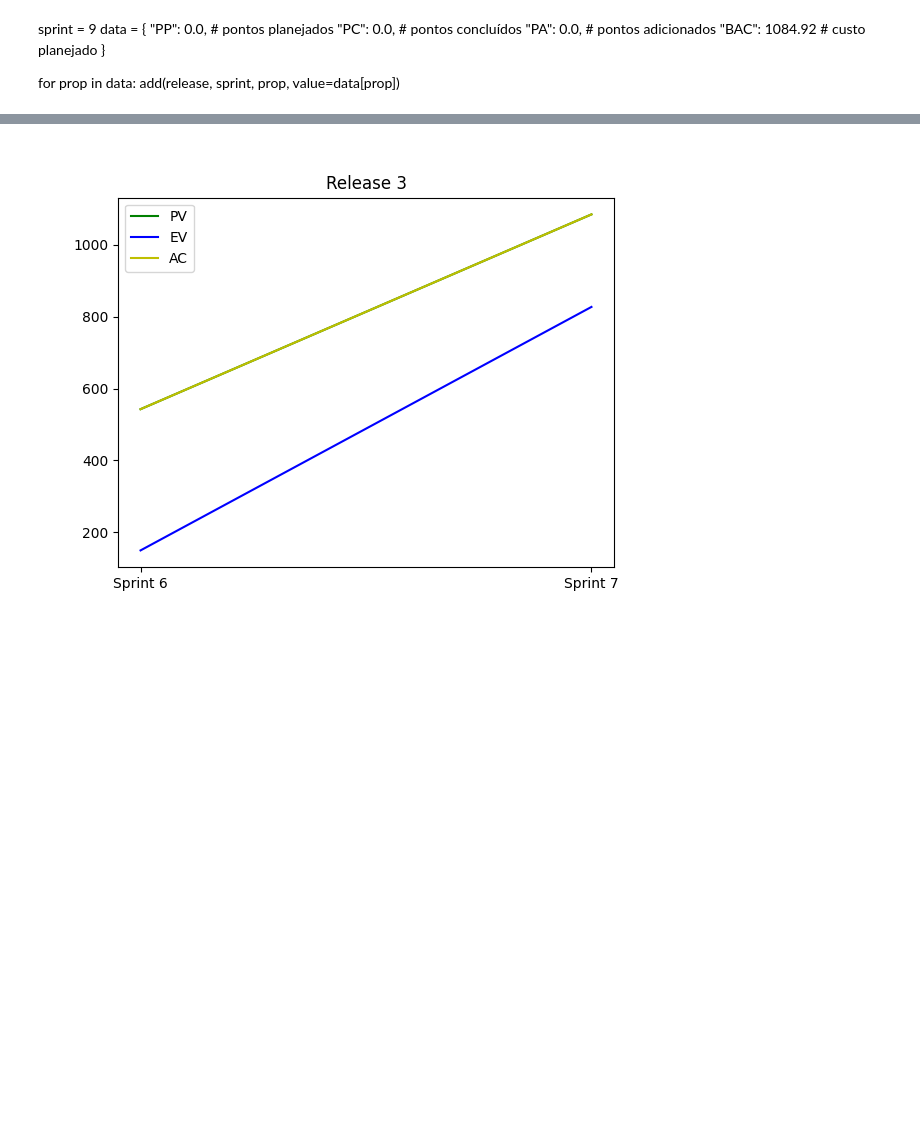
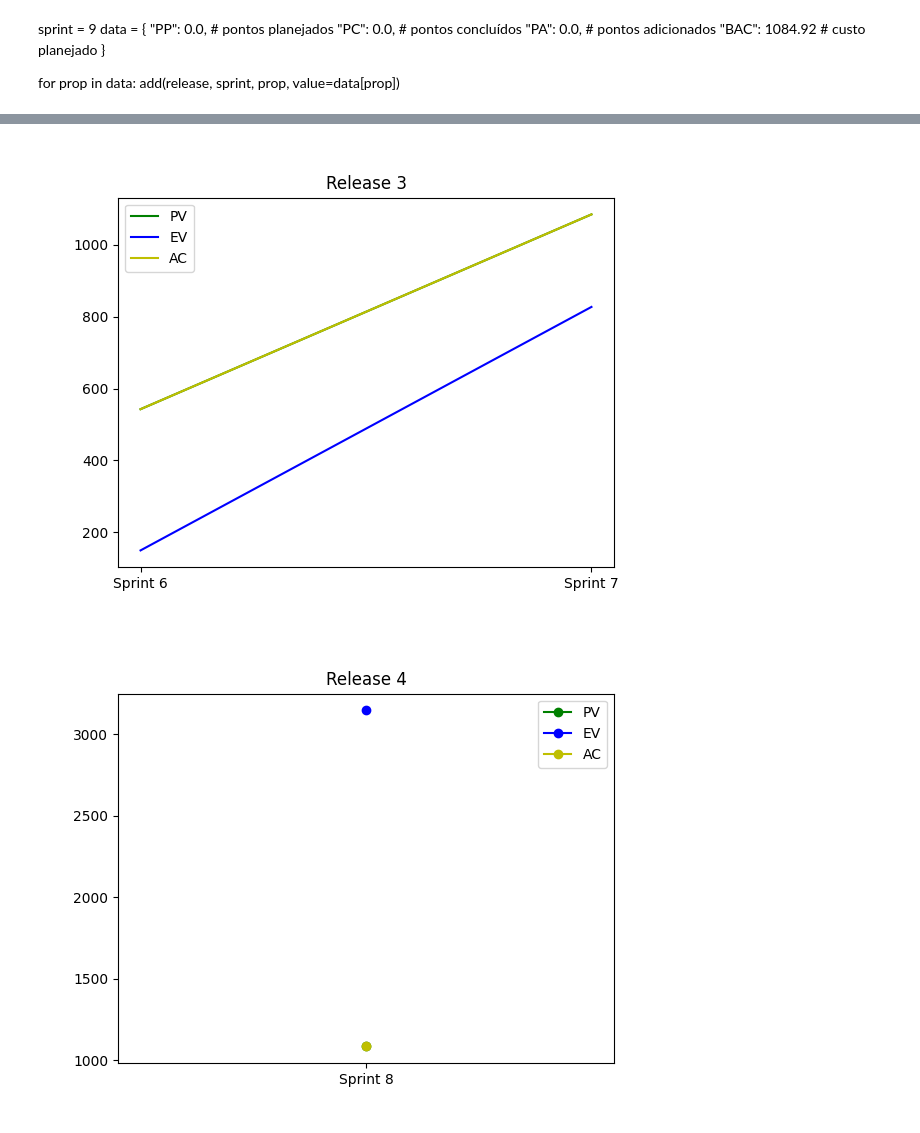
Before and after one commit to fga-eps-mds/2021-2-SysArq-Doc, a Jupyter notebook: docs/planejamento/EVM.ipynb, the cells around one changed output, grey strips where cells are left out. Saved outputs shown, nothing was run; the diff lists cells and outputs as text; code cells hidden in the pictures; blank space fills up the shorter version.

```diff
--- a/docs/planejamento/EVM.ipynb
+++ b/docs/planejamento/EVM.ipynb
@@ -157,2 +154,5 @@ release["PRP"] = 20.0
+# %%
+release = df.loc["Release 4"]
+release["PRP"] = 10.0
 # %% [markdown]
 ## Sprint 8
@@ -201,19 +202,25 @@ df
 # %%
 import matplotlib.pyplot as plt
 %matplotlib widget
 
 i = 1
 for name, release in df.groupby("Release"):
     sprints = release.loc[name].index
     plt.figure(i)
-    plt.plot(sprints, df.loc[name]["PV"], label="PV", color='g')
-    plt.plot(sprints, df.loc[name]["EV"], label="EV", color='b')
-    plt.plot(sprints, df.loc[name]["AC"], label="AC", color='y')
+    if len(sprints) == 1:
+        plt.plot(sprints, df.loc[name]["PV"], label="PV", color='g', marker='o')
+        plt.plot(sprints, df.loc[name]["EV"], label="EV", color='b', marker='o')
+        plt.plot(sprints, df.loc[name]["AC"], label="AC", color='y', marker='o')
+    else:
+        plt.plot(sprints, df.loc[name]["PV"], label="PV", color='g')
+        plt.plot(sprints, df.loc[name]["EV"], label="EV", color='b')
+        plt.plot(sprints, df.loc[name]["AC"], label="AC", color='y')
     plt.title(name)
     plt.legend()
     plt.show()
     i += 1
 # %% [output]
 [figure]
 [figure]
 [figure]
+[figure, added]
```
Also changed, not shown: parts of 5 cells of this notebook, 1 other file.
